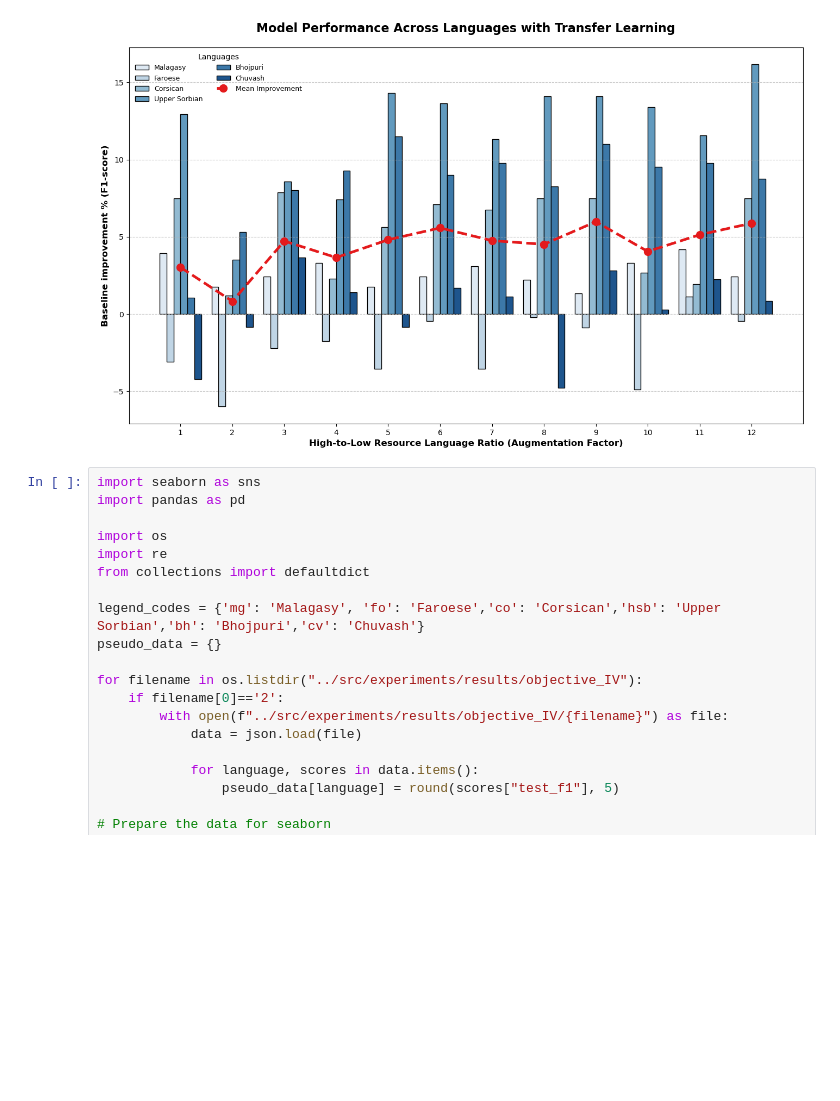
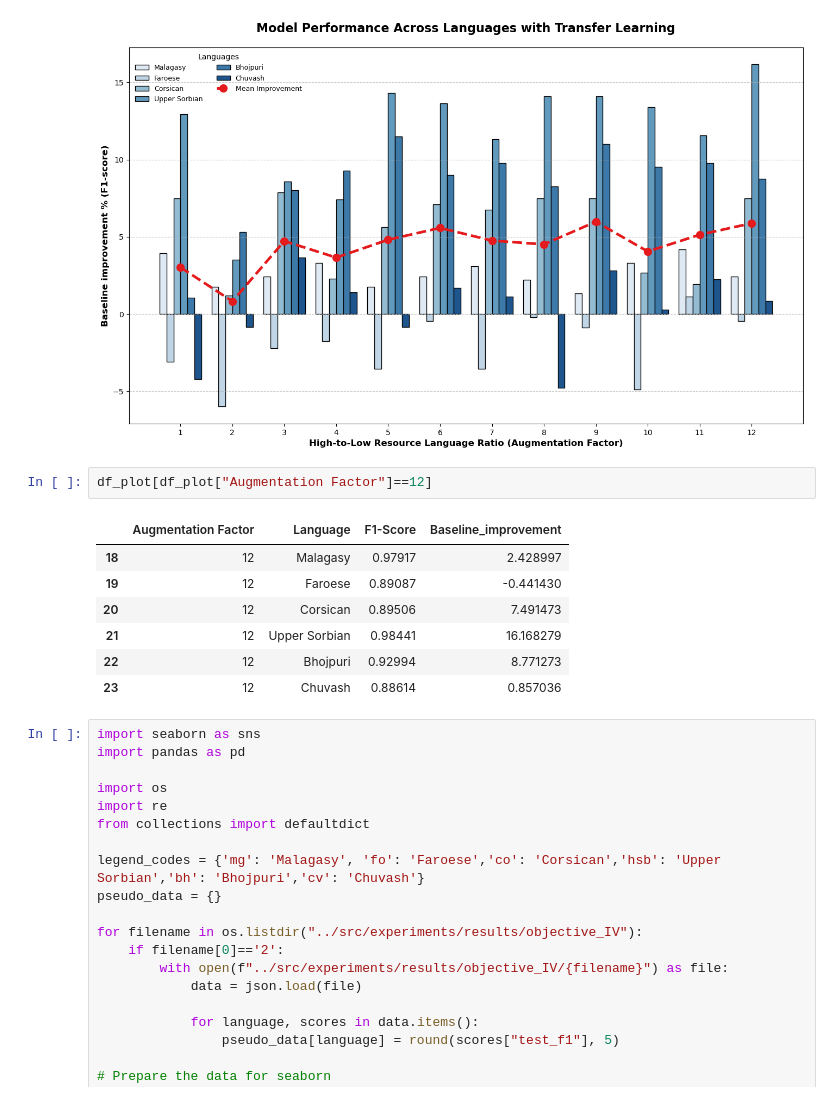
Before and after one commit to Lucas-Granucci/MULTI-NER, a Jupyter notebook: notebooks/results_analysis.ipynb, the cells around one changed output. Cells and saved outputs as stored; diff of their text form; blank space fills up the shorter version.

```diff
--- a/notebooks/results_analysis.ipynb
+++ b/notebooks/results_analysis.ipynb
@@ -212,6 +212,16 @@ plt.grid(axis='y', linestyle='--', alpha=0.7)
 plt.show()
 # %% [output]
 [figure]
+# %%
+df_plot[df_plot["Augmentation Factor"]==12]
+# %% [output]
+|  | Augmentation Factor | Language | F1-Score | Baseline_improvement |
+| 18 | 12 | Malagasy | 0.97917 | 2.428997 |
+| 19 | 12 | Faroese | 0.89087 | -0.441430 |
+| 20 | 12 | Corsican | 0.89506 | 7.491473 |
+| 21 | 12 | Upper Sorbian | 0.98441 | 16.168279 |
+| 22 | 12 | Bhojpuri | 0.92994 | 8.771273 |
+| 23 | 12 | Chuvash | 0.88614 | 0.857036 |
 # %%
 import seaborn as sns
 import pandas as pd
```
Also changed, not shown: parts of 1 cell of this notebook, 23 other files.
